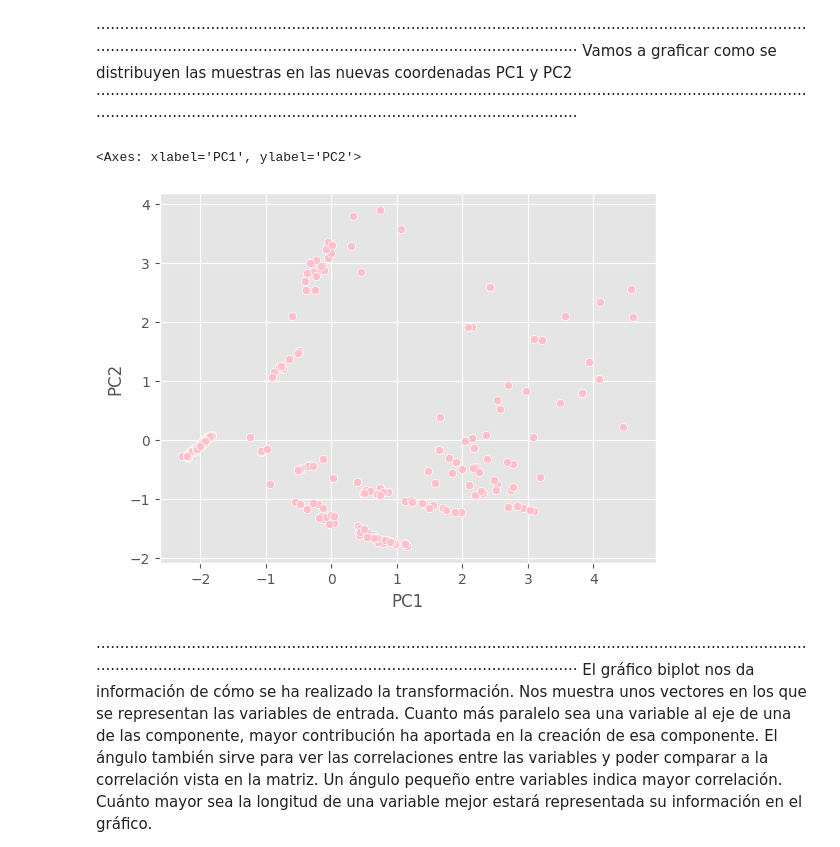
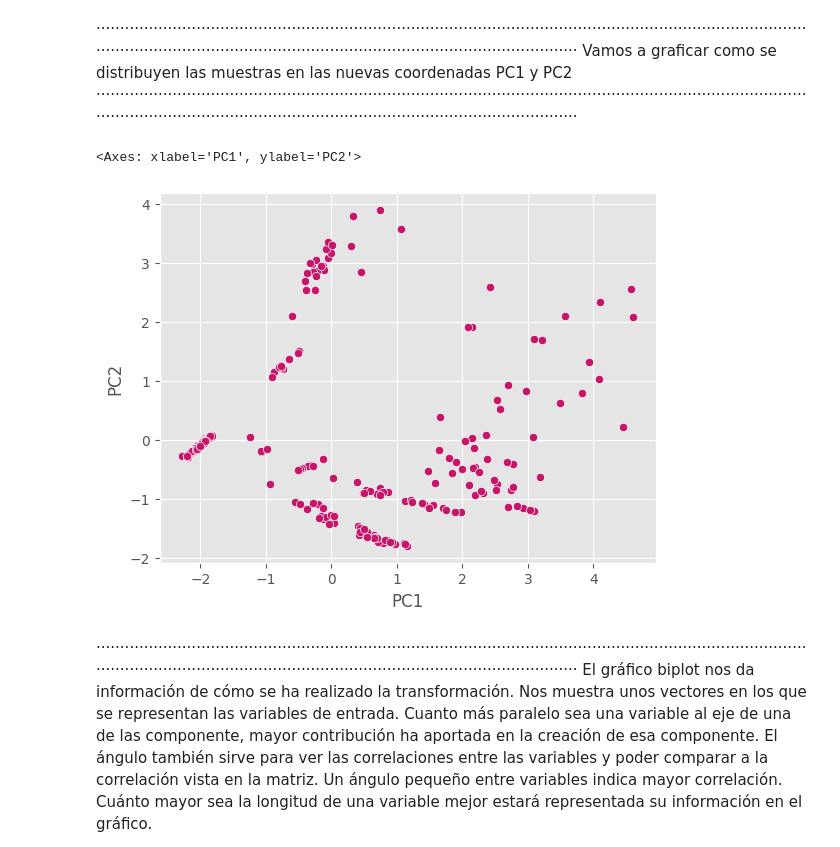
Before and after one commit to NathaliaMoniz/GRUPO09_Practica2, a Jupyter notebook: Practica.ipynb, the cells around one changed output. Saved outputs shown, nothing was run; the diff lists cells and outputs as text; code cells hidden in the pictures.

```diff
--- a/Practica.ipynb
+++ b/Practica.ipynb
@@ -427,10 +427,10 @@ Como podemos observar, con dos variables, podemos contemplar el 85% de la varian
 Vamos a graficar como se distribuyen las muestras en las nuevas coordenadas PC1 y PC2
 ··························································································································································································································································
 # %%
-sns.scatterplot(data=df_pca, x="PC1", y="PC2", color='pink')
+sns.scatterplot(data=df_pca, x="PC1", y="PC2", color='#C71569')
 # %% [output]
 <Axes: xlabel='PC1', ylabel='PC2'>
-[figure, old version]
+[figure, new version]
 # %% [markdown]
 ··························································································································································································································································
 El gráfico biplot nos da información de cómo se ha realizado la transformación. Nos muestra unos vectores en los que se representan las variables de entrada. Cuanto más paralelo sea una variable al eje de una de las componente, mayor contribución ha aportada en la creación de esa componente. El ángulo también sirve para ver las correlaciones entre las variables y poder comparar a la correlación vista en la matriz. Un ángulo pequeño entre variables indica mayor correlación. Cuánto mayor sea la longitud de una variable mejor estará representada su información en el gráfico.
```
Also changed, not shown: parts of 40 cells of this notebook.
